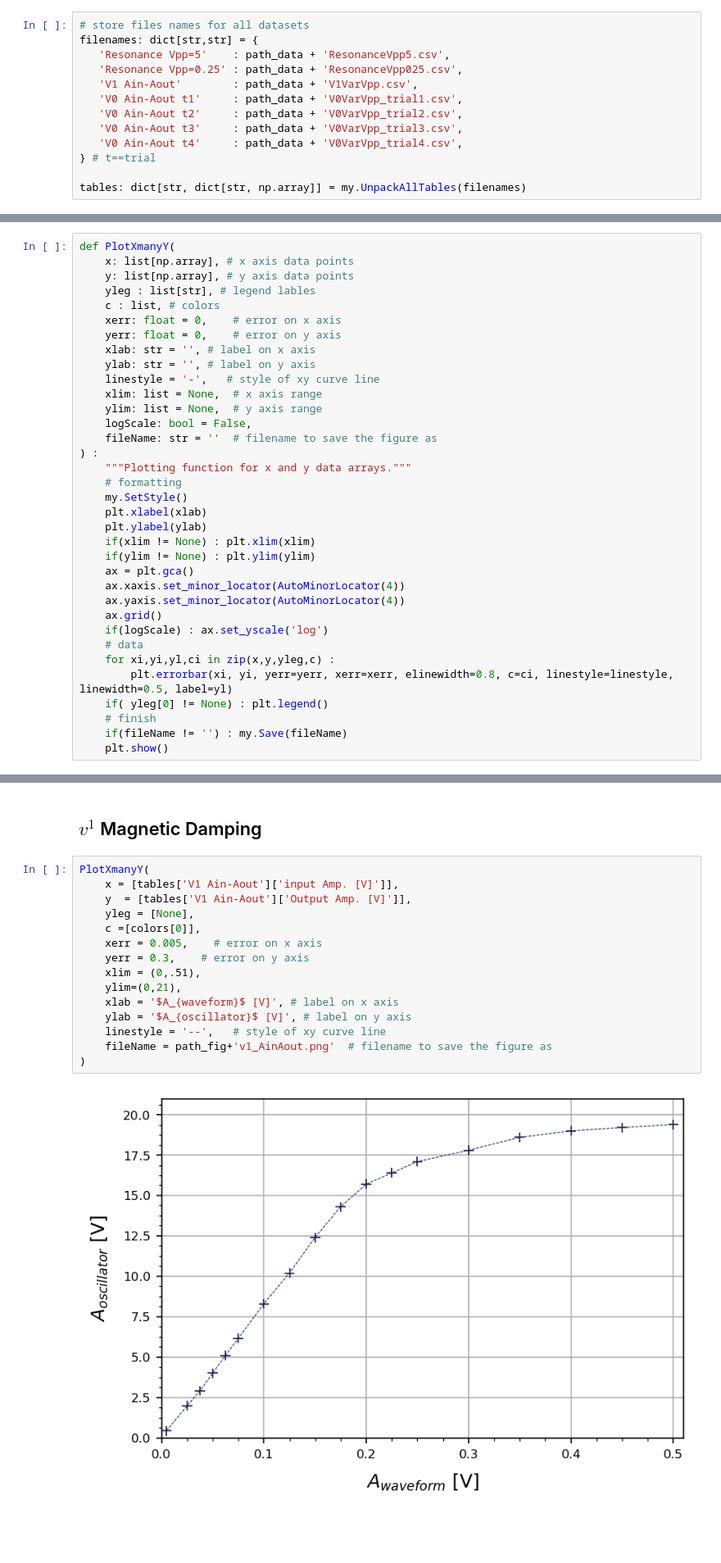
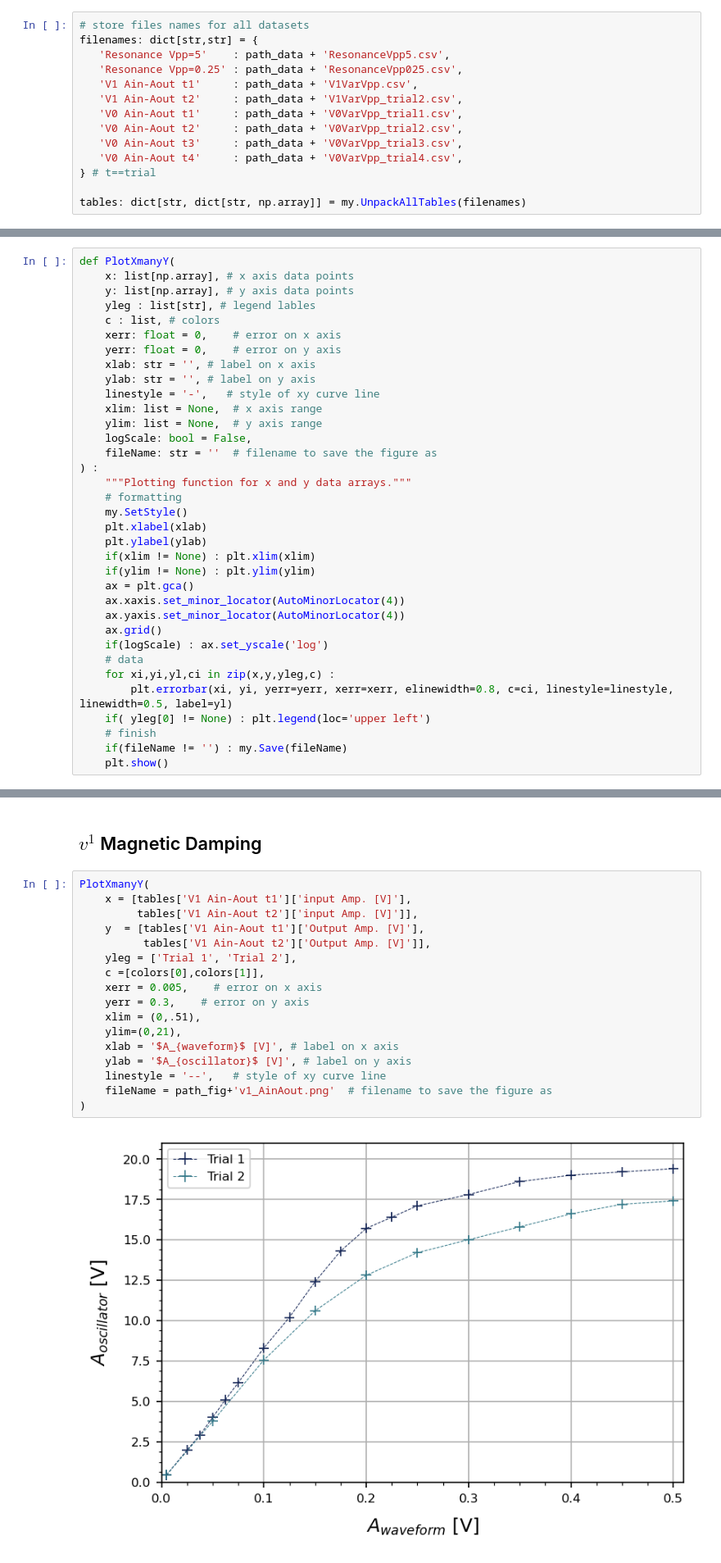
Before and after one commit to parallax-xallaraq/PHSX616, a Jupyter notebook: Lab3 - Torsional Oscillator/Code/Basic.ipynb, the cells around one changed output, grey strips where cells are left out. Shown at 82% size. Saved outputs shown, nothing was run; the diff lists cells and outputs as text; blank space fills up the shorter version.

Commit message:
trial to v1

```diff
--- a/Lab3 - Torsional Oscillator/Code/Basic.ipynb
+++ b/Lab3 - Torsional Oscillator/Code/Basic.ipynb
@@ -15,7 +15,8 @@ path_data = 'C:\\Users\\polar\\OneDrive - The University of Kansas\\PHSX 616\\Gi
 filenames: dict[str,str] = {
    'Resonance Vpp=5'    : path_data + 'ResonanceVpp5.csv',
    'Resonance Vpp=0.25' : path_data + 'ResonanceVpp025.csv',
-   'V1 Ain-Aout'        : path_data + 'V1VarVpp.csv',
+   'V1 Ain-Aout t1'     : path_data + 'V1VarVpp.csv',
+   'V1 Ain-Aout t2'     : path_data + 'V1VarVpp_trial2.csv',
    'V0 Ain-Aout t1'     : path_data + 'V0VarVpp_trial1.csv',
    'V0 Ain-Aout t2'     : path_data + 'V0VarVpp_trial2.csv',
    'V0 Ain-Aout t3'     : path_data + 'V0VarVpp_trial3.csv',
@@ -71,7 +73,7 @@ def PlotXmanyY(
     # data
     for xi,yi,yl,ci in zip(x,y,yleg,c) :
         plt.errorbar(xi, yi, yerr=yerr, xerr=xerr, elinewidth=0.8, c=ci, linestyle=linestyle, linewidth=0.5, label=yl)
-    if( yleg[0] != None) : plt.legend()
+    if( yleg[0] != None) : plt.legend(loc='upper left')
     # finish
     if(fileName != '') : my.Save(fileName)
     plt.show()
@@ -100,21 +102,23 @@ PlotXmanyY(
 ## $v^1$ Magnetic Damping
 # %%
 PlotXmanyY(
-    x = [tables['V1 Ain-Aout']['input Amp. [V]']],
-    y  = [tables['V1 Ain-Aout']['Output Amp. [V]']],
-    yleg = [None],
-    c =[colors[0]],
+    x = [tables['V1 Ain-Aout t1']['input Amp. [V]'],
+         tables['V1 Ain-Aout t2']['input Amp. [V]']],
+    y  = [tables['V1 Ain-Aout t1']['Output Amp. [V]'],
+          tables['V1 Ain-Aout t2']['Output Amp. [V]']],
+    yleg = ['Trial 1', 'Trial 2'],
+    c =[colors[0],colors[1]],
     xerr = 0.005,    # error on x axis
     yerr = 0.3,    # error on y axis
     xlim = (0,.51),
     ylim=(0,21),
     xlab = '$A_{waveform}$ [V]', # label on x axis
     ylab = '$A_{oscillator}$ [V]', # label on y axis
     linestyle = '--',   # style of xy curve line
     fileName = path_fig+'v1_AinAout.png'  # filename to save the figure as
 )
 # %% [output]
-[figure, old version]
+[figure, new version]
 # %% [markdown]
 ## $v^0$ Sliding damping
 # %%
```
Also changed, not shown: parts of 2 cells of this notebook, 3 other files.
